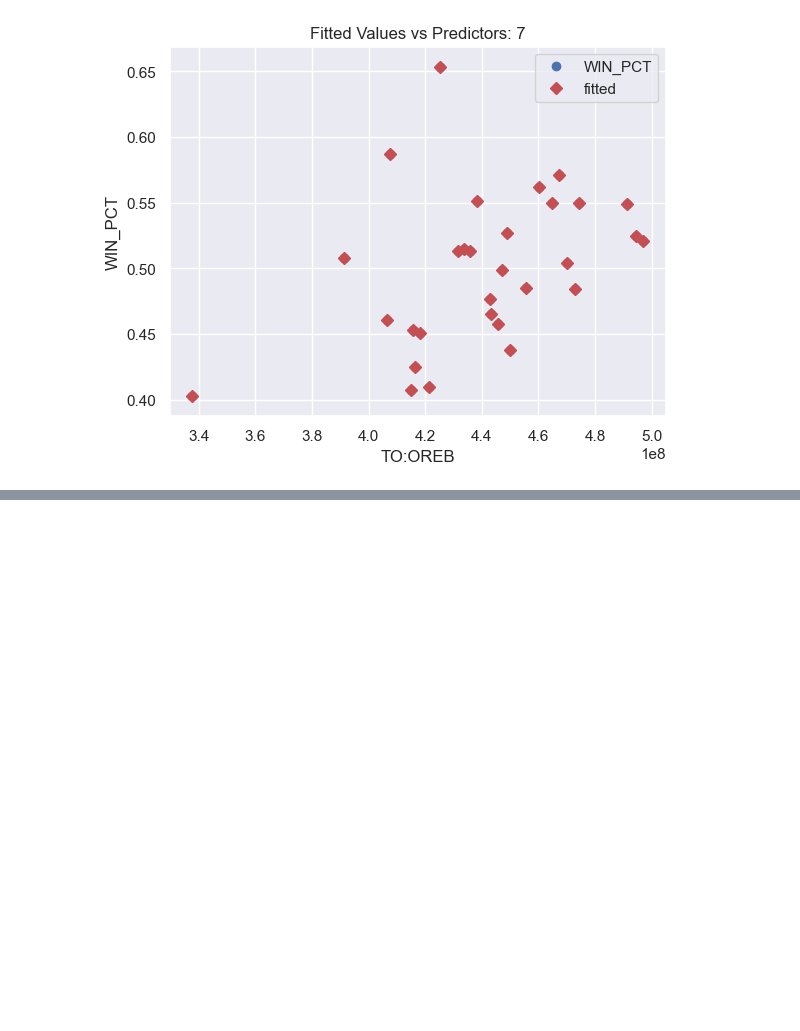
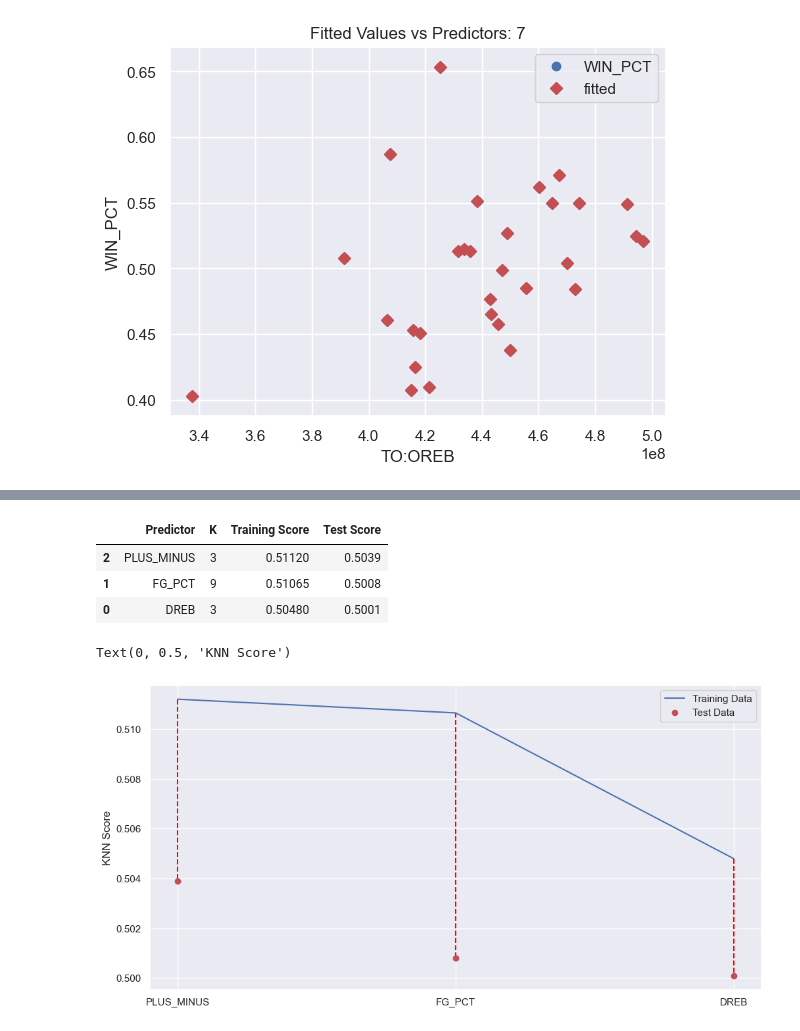
Before and after one commit to Minh-Thien-Bui/Datamine-Project, a Jupyter notebook: Basketball.ipynb, the cells around one changed output, grey strips where cells are left out. Saved outputs shown, nothing was run; the diff lists cells and outputs as text; code cells hidden in the pictures; blank space fills up the shorter version.

```diff
--- a/Basketball.ipynb
+++ b/Basketball.ipynb
@@ -979,0 +1032,12 @@ clean_test
+# %%
+dfKNN = pd.DataFrame(columns = ['K', 'Score'])
+
+for pred in logNBA['Predictor'][:3]:
+    k_Model = KNN(pred)
+    dfKNN.loc[dfKNN.shape[0]] = k_Model.iloc[0]
+
+dfKNN.insert(0, 'Predictor', list(logNBA['Predictor'][:3]))
+dfKNN['K'] = dfKNN['K'].astype('int')
+dfKNN = dfKNN.sort_values('Score', ascending = False)
+
+dfKNN
@@ -979,0 +1049,13 @@ clean_test
+# %%
+test = []
+
+for i in range(20000):
+    test.append(np.random.choice(clean_league.index))
+
+clean_test = clean_league.loc[test]
+clean_test = clean_test.set_index('PLAYER_ID')
+clean_test = clean_test.drop(columns = ['TEAM_ID', 'MIN', 'COMMENT'])
+clean_test = clean_test.iloc[:, 5:]
+clean_test = clean_test.fillna(0)
+
+clean_test
@@ -979,0 +1077,28 @@ clean_test
+# %%
+knnTest = pd.DataFrame(dfKNN)
+testScores = []
+
+for i in dfKNN.index:
+    k = dfKNN['K'].loc[i]
+    pred = dfKNN['Predictor'].loc[i]
+
+    clf = KNeighborsClassifier(n_neighbors=k, weights='uniform')
+    knn_NBA, X = LogModel(pred, clf, clean_test)
+    testScores.append(knn_NBA.score(X, clean_test['WIN']))
+
+knnTest = knnTest.rename(columns={'Score': 'Training Score'})
+knnTest['Test Score'] = testScores
+
+knnTest
+# %% [output]
+|  | Predictor | K | Training Score | Test Score |
+| 2 | PLUS_MINUS | 3 | 0.51120 | 0.5039 |
+| 1 | FG_PCT | 9 | 0.51065 | 0.5008 |
+| 0 | DREB | 3 | 0.50480 | 0.5001 |
+# %%
+k_Preds = dfKNN['Predictor']
+Graph(k_Preds, knnTest)
+plt.ylabel('KNN Score')
+# %% [output]
+Text(0, 0.5, 'KNN Score')
+[figure, added]
```
Also changed, not shown: parts of 13 cells of this notebook.
